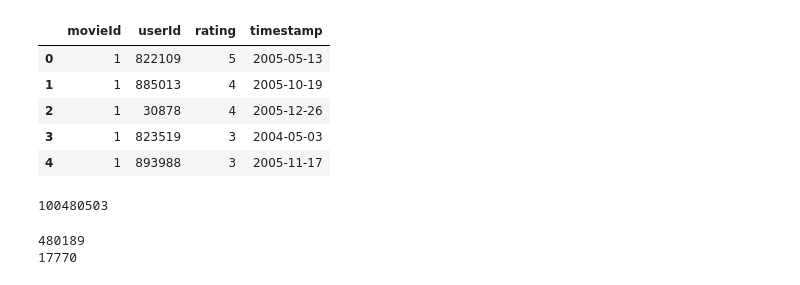
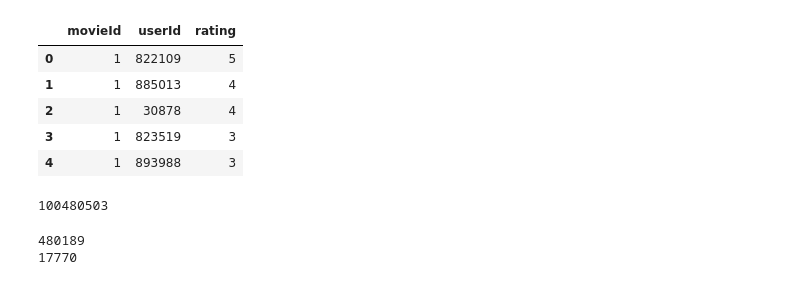
Before and after one commit to sbarrios93/ml-booth-netflix-prediction, a Jupyter notebook: final_project_jupyter_v3.ipynb, the cells around one changed output. Saved outputs shown, nothing was run; the diff lists cells and outputs as text; code cells hidden in the pictures.

```diff
--- a/final_project_jupyter_v3.ipynb
+++ b/final_project_jupyter_v3.ipynb
@@ -18,15 +18,16 @@ Ratings4.columns = ['movieId', 'userId', 'rating', 'timestamp']
 Ratings = pd.concat([Ratings, Ratings2])
 Ratings = pd.concat([Ratings, Ratings3])
 Ratings = pd.concat([Ratings, Ratings4])
-# %%
-Ratings.head()
-# %% [output]
-|  | movieId | userId | rating | timestamp |
-| 0 | 1 | 822109 | 5 | 2005-05-13 |
-| 1 | 1 | 885013 | 4 | 2005-10-19 |
-| 2 | 1 | 30878 | 4 | 2005-12-26 |
-| 3 | 1 | 823519 | 3 | 2004-05-03 |
-| 4 | 1 | 893988 | 3 | 2005-11-17 |
+# %%
+Ratings = Ratings[['movieId', 'userId', 'rating']]
+Ratings.head()
+# %% [output]
+|  | movieId | userId | rating |
+| 0 | 1 | 822109 | 5 |
+| 1 | 1 | 885013 | 4 |
+| 2 | 1 | 30878 | 4 |
+| 3 | 1 | 823519 | 3 |
+| 4 | 1 | 893988 | 3 |
 # %%
 len(Ratings)
 # %% [output]
```
Also changed, not shown: parts of 4 cells of this notebook.
